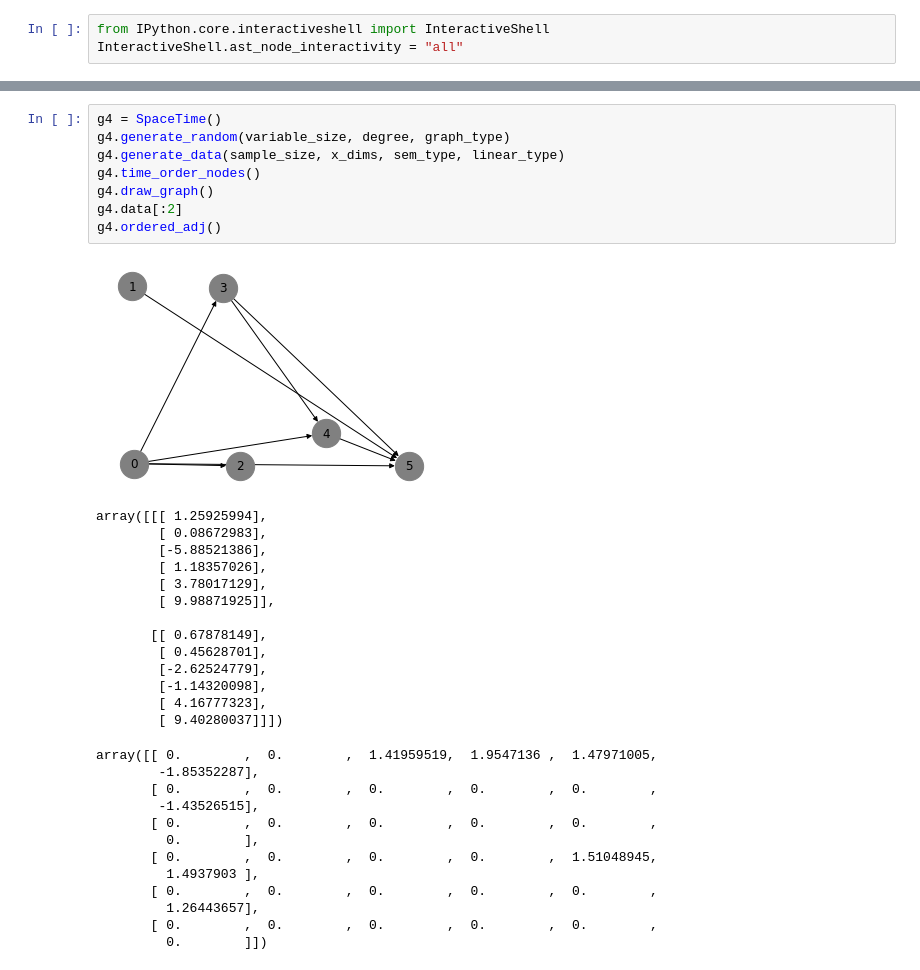
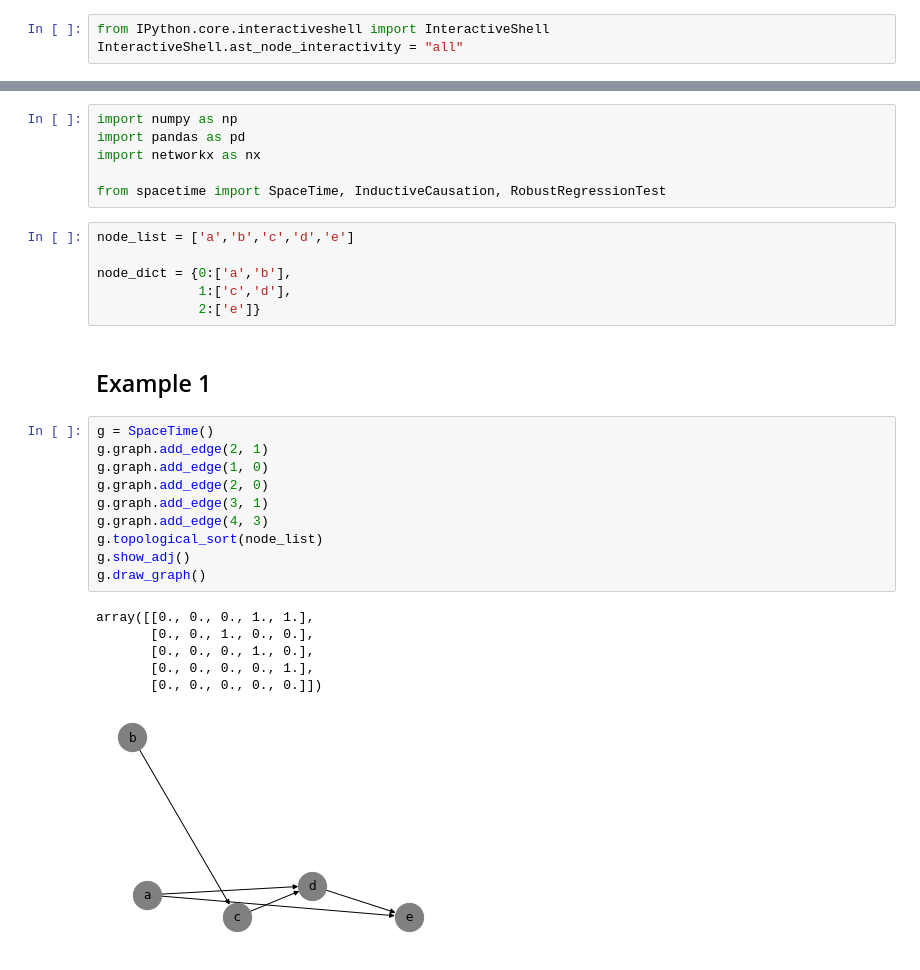
Before and after one commit to q1park/spacetime, a Jupyter notebook: example_basic.ipynb, the cells around one changed output, grey strips where cells are left out. Saved outputs shown, nothing was run; the diff lists cells and outputs as text.

```diff
--- a/example_basic.ipynb
+++ b/example_basic.ipynb
@@ -188,35 +4,31 @@ array([[ 0.        ,  0.        ,  0.71058041,  0.        ,  1.70111685,
-# %%
-g4 = SpaceTime()
-g4.generate_random(variable_size, degree, graph_type)
-g4.generate_data(sample_size, x_dims, sem_type, linear_type)
-g4.time_order_nodes()
-g4.draw_graph()
-g4.data[:2]
-g4.ordered_adj()
-# %% [output]
-[figure, removed]
-array([[[ 1.25925994],
-        [ 0.08672983],
-        [-5.88521386],
-        [ 1.18357026],
-        [ 3.78017129],
-        [ 9.98871925]],
-
-       [[ 0.67878149],
-        [ 0.45628701],
-        [-2.62524779],
-        [-1.14320098],
-        [ 4.16777323],
-        [ 9.40280037]]])
-array([[ 0.        ,  0.        ,  1.41959519,  1.9547136 ,  1.47971005,
-        -1.85352287],
-       [ 0.        ,  0.        ,  0.        ,  0.        ,  0.        ,
-        -1.43526515],
-       [ 0.        ,  0.        ,  0.        ,  0.        ,  0.        ,
-         0.        ],
-       [ 0.        ,  0.        ,  0.        ,  0.        ,  1.51048945,
-         1.4937903 ],
-       [ 0.        ,  0.        ,  0.        ,  0.        ,  0.        ,
-         1.26443657],
-       [ 0.        ,  0.        ,  0.        ,  0.        ,  0.        ,
-         0.        ]])
+# %%
+import numpy as np
+import pandas as pd
+import networkx as nx
+
+from spacetime import SpaceTime, InductiveCausation, RobustRegressionTest
+# %%
+node_list = ['a','b','c','d','e']
+
+node_dict = {0:['a','b'],
+             1:['c','d'],
+             2:['e']}
+# %% [markdown]
+## Example 1
+# %%
+g = SpaceTime()
+g.graph.add_edge(2, 1)
+g.graph.add_edge(1, 0)
+g.graph.add_edge(2, 0)
+g.graph.add_edge(3, 1)
+g.graph.add_edge(4, 3)
+g.topological_sort(node_list)
+g.show_adj()
+g.draw_graph()
+# %% [output]
+array([[0., 0., 0., 1., 1.],
+       [0., 0., 1., 0., 0.],
+       [0., 0., 0., 1., 0.],
+       [0., 0., 0., 0., 1.],
+       [0., 0., 0., 0., 0.]])
+[figure, added]
```
Also changed, not shown: parts of 49 cells of this notebook, 10 other files.
